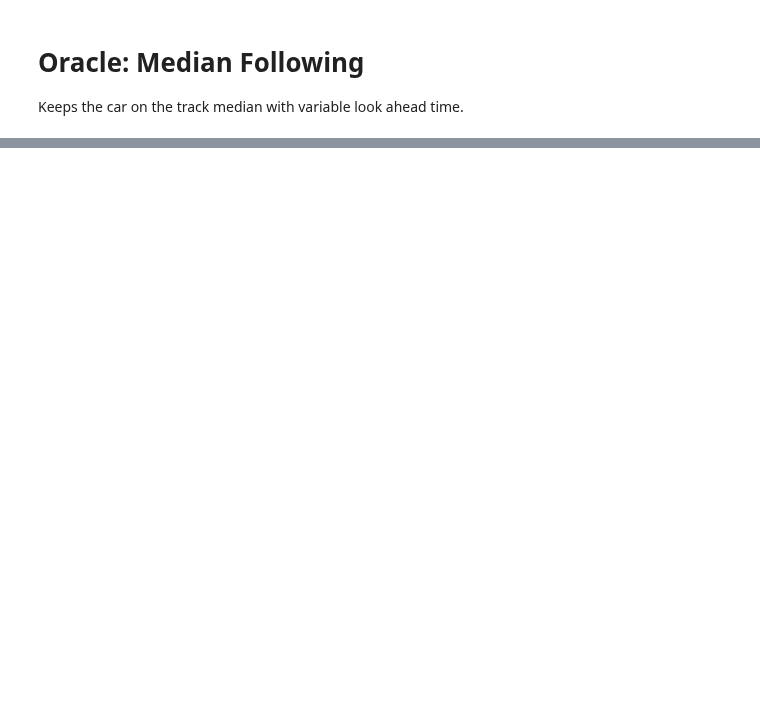
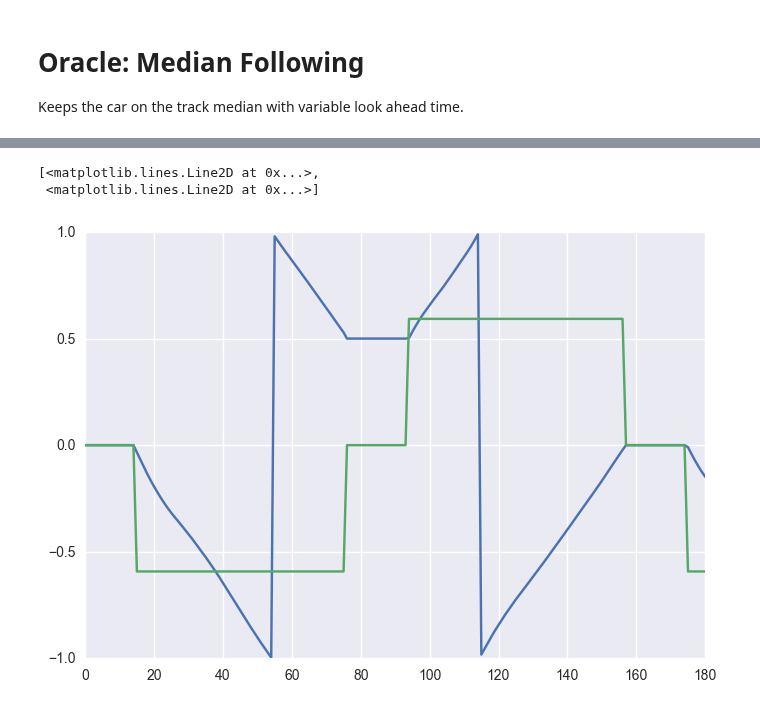
Before and after one commit to jcsharp/DriveIt, a Jupyter notebook: Oracle.ipynb, the cells around one changed output, grey strips where cells are left out. Saved outputs shown, nothing was run; the diff lists cells and outputs as text; code cells hidden in the pictures; blank space fills up the shorter version.

```diff
--- a/Oracle.ipynb
+++ b/Oracle.ipynb
@@ -74,0 +100,6 @@ plt.xlabel('time');plt.ylabel('error')
+# %%
+plt.plot(props)
+# %% [output]
+[<matplotlib.lines.Line2D at 0x...>,
+ <matplotlib.lines.Line2D at 0x...>]
+[figure, added]
```
Also changed, not shown: parts of 8 cells of this notebook, 3 other files.
